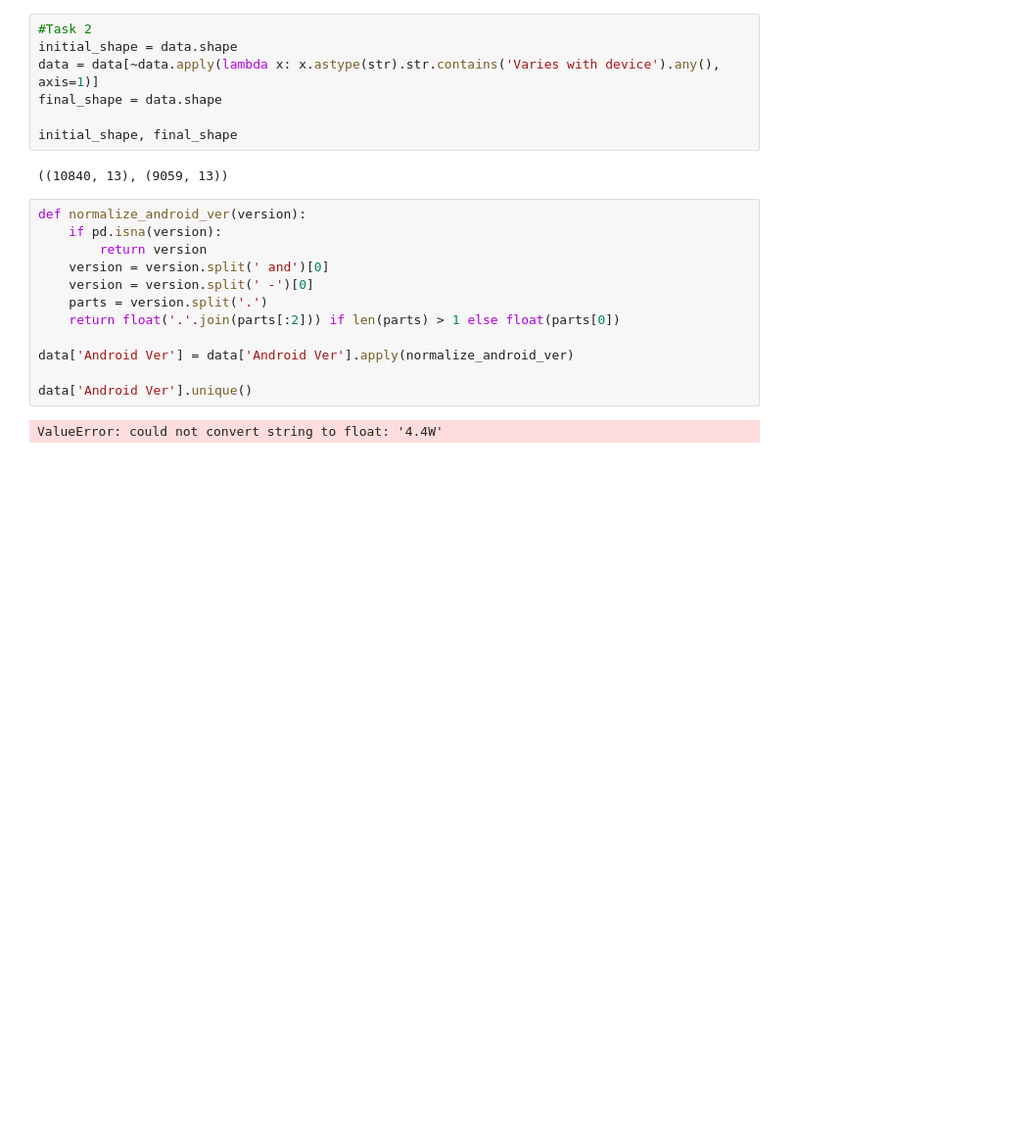
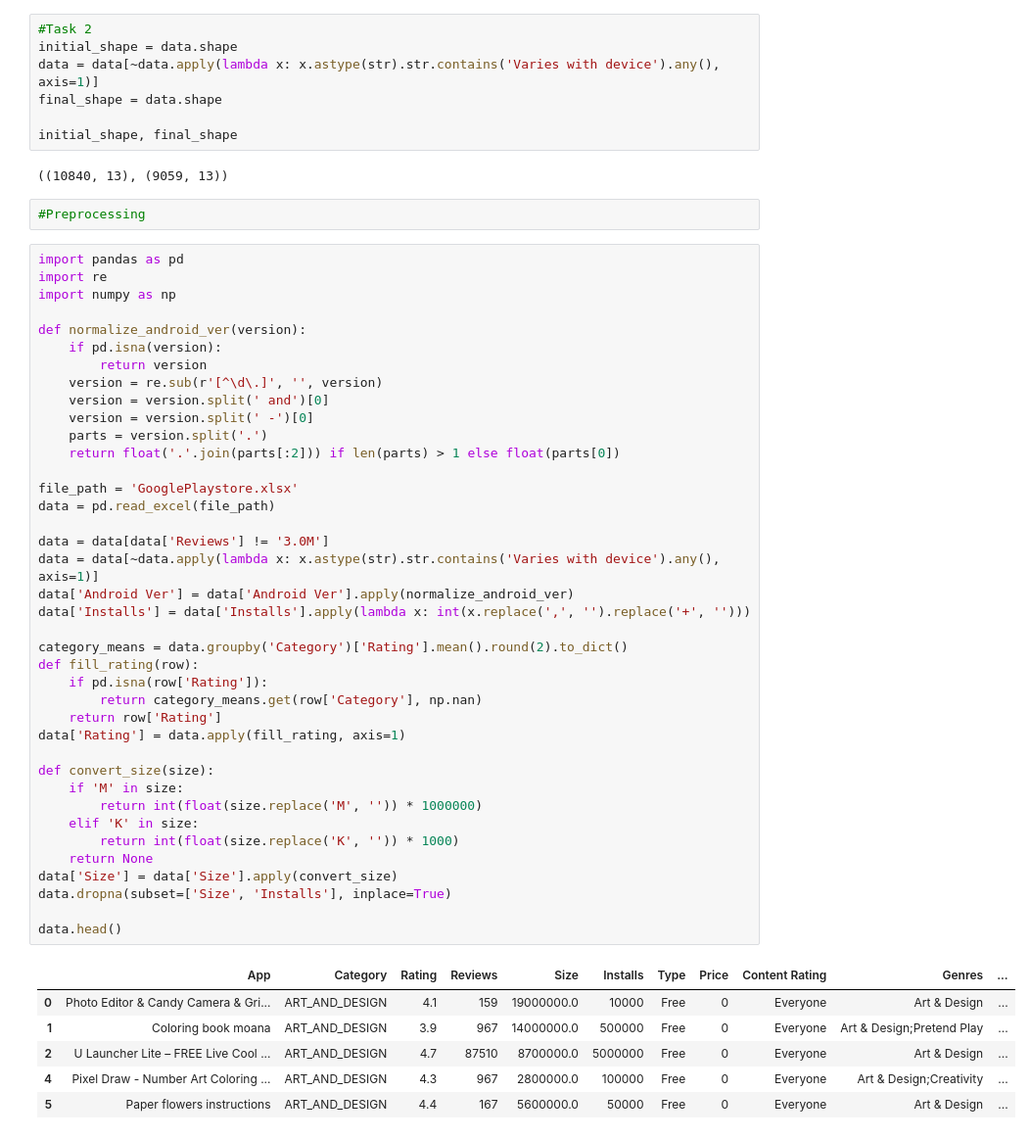
Before and after one commit to xoSaber/CS210, a Jupyter notebook: Problem3/google_apps.ipynb, the cells around one changed output. Shown: that part at 98% size. Drawn from its saved outputs; the diff is of its cells as text; blank space fills up the shorter version.

```diff
--- a/Problem3/google_apps.ipynb
+++ b/Problem3/google_apps.ipynb
@@ -19,17 +19,51 @@ final_shape = data.shape
 initial_shape, final_shape
 # %% [output]
 ((10840, 13), (9059, 13))
-# %%
-def normalize_android_ver(version):
-    if pd.isna(version):
-        return version
-    version = version.split(' and')[0]
-    version = version.split(' -')[0]
-    parts = version.split('.')
-    return float('.'.join(parts[:2])) if len(parts) > 1 else float(parts[0])
-
-data['Android Ver'] = data['Android Ver'].apply(normalize_android_ver)
-
-data['Android Ver'].unique()
-# %% [output]
-ValueError: could not convert string to float: '4.4W'
+# %%
+#Preprocessing
+# %%
+import pandas as pd
+import re
+import numpy as np
+
+def normalize_android_ver(version):
+    if pd.isna(version):
+        return version
+    version = re.sub(r'[^\d\.]', '', version)
+    version = version.split(' and')[0]
+    version = version.split(' -')[0]
+    parts = version.split('.')
+    return float('.'.join(parts[:2])) if len(parts) > 1 else float(parts[0])
+
+file_path = 'GooglePlaystore.xlsx'
+data = pd.read_excel(file_path)
+
+data = data[data['Reviews'] != '3.0M']
+data = data[~data.apply(lambda x: x.astype(str).str.contains('Varies with device').any(), axis=1)]
+data['Android Ver'] = data['Android Ver'].apply(normalize_android_ver)
+data['Installs'] = data['Installs'].apply(lambda x: int(x.replace(',', '').replace('+', '')))
+
+category_means = data.groupby('Category')['Rating'].mean().round(2).to_dict()
+def fill_rating(row):
+    if pd.isna(row['Rating']):
+        return category_means.get(row['Category'], np.nan)
+    return row['Rating']
+data['Rating'] = data.apply(fill_rating, axis=1)
+
+def convert_size(size):
+    if 'M' in size:
+        return int(float(size.replace('M', '')) * 1000000)
+    elif 'K' in size:
+        return int(float(size.replace('K', '')) * 1000)
+    return None
+data['Size'] = data['Size'].apply(convert_size)
+data.dropna(subset=['Size', 'Installs'], inplace=True)
+
+data.head()
+# %% [output]
+|  | App | Category | Rating | Reviews | Size | Installs | Type | Price | Content Rating | Genres | ... |
+| 0 | Photo Editor & Candy Camera & Gri... | ART_AND_DESIGN | 4.1 | 159 | 19000000.0 | 10000 | Free | 0 | Everyone | Art & Design | ... |
+| 1 | Coloring book moana | ART_AND_DESIGN | 3.9 | 967 | 14000000.0 | 500000 | Free | 0 | Everyone | Art & Design;Pretend Play | ... |
+| 2 | U Launcher Lite – FREE Live Cool ... | ART_AND_DESIGN | 4.7 | 87510 | 8700000.0 | 5000000 | Free | 0 | Everyone | Art & Design | ... |
+| 4 | Pixel Draw - Number Art Coloring ... | ART_AND_DESIGN | 4.3 | 967 | 2800000.0 | 100000 | Free | 0 | Everyone | Art & Design;Creativity | ... |
+| 5 | Paper flowers instructions | ART_AND_DESIGN | 4.4 | 167 | 5600000.0 | 50000 | Free | 0 | Everyone | Art & Design | ... |
```
Also changed, not shown: parts of 7 cells of this notebook.
